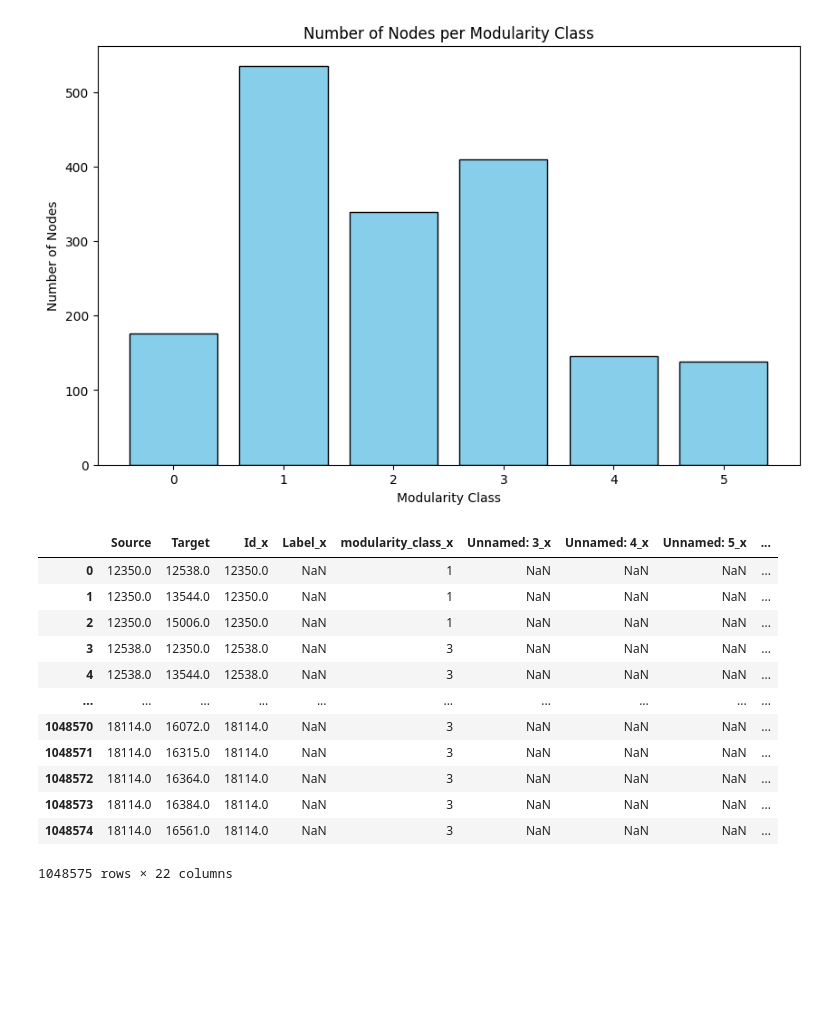
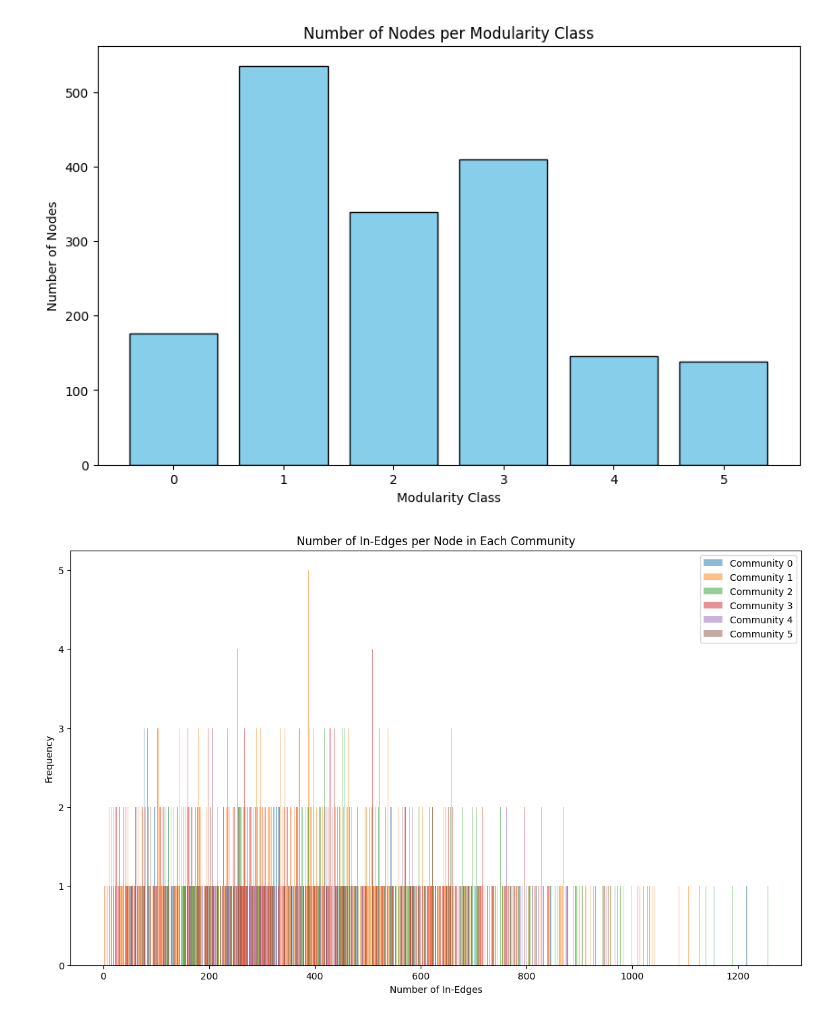
Before and after one commit to DEISI-ULHT-TFC-2023-24/TFC-DEISEI64-E-Commerce, a Jupyter notebook: Community Analysis.ipynb, the cells around one changed output. Saved outputs shown, nothing was run; the diff lists cells and outputs as text; code cells hidden in the pictures; blank space fills up the shorter version.

Commit message:
Solved graph problem for client-client network relation~

```diff
--- a/Community Analysis.ipynb
+++ b/Community Analysis.ipynb
@@ -74,38 +74,28 @@ plt.ylabel('Number of Nodes')
 plt.show()
 # %% [output]
 [figure]
-# %%
-# Merge the 'table_client' with 'client_client' based on 'Source' and 'Target' columns
-client_client_network_with_info = pd.merge(client_client, table_client, left_on='Source', right_on='Id', how='left')
-client_client_network_with_info = pd.merge(client_client_network_with_info, table_client, left_on='Target', right_on='Id', how='left')
-
-#client_client_network_with_info['modularity_class'] = client_client_network_with_info['modularity_class_y'].fillna(client_client_network_with_info['modularity_class_x'])
-#client_client_network_with_info.drop(['Id_x', 'modularity_class_x', 'Id_y', 'ModularityClass_y'], axis=1, inplace=True)
-
-client_client_network_with_info
-
-# Group by community and count the number of edges per node
-# edges_per_node = client_client_network_with_info.groupby(['modularity_class', 'Target']).size().reset_index(name='EdgeCount')
-
-
-# Plot a histogram of the number of edges per node
-#plt.figure(figsize=(10, 6))
-#plt.hist(edges_per_node['EdgeCount'], bins=50, color='skyblue', edgecolor='black')
-#plt.title('Number of Edges per Node in Communities')
-#plt.xlabel('Number of Edges')
-#plt.ylabel('Frequency')
-#plt.show()
-# %% [output]
-|  | Source | Target | Id_x | Label_x | modularity_class_x | Unnamed: 3_x | Unnamed: 4_x | Unnamed: 5_x | ... |
-| 0 | 12350.0 | 12538.0 | 12350.0 | NaN | 1 | NaN | NaN | NaN | ... |
-| 1 | 12350.0 | 13544.0 | 12350.0 | NaN | 1 | NaN | NaN | NaN | ... |
-| 2 | 12350.0 | 15006.0 | 12350.0 | NaN | 1 | NaN | NaN | NaN | ... |
-| 3 | 12538.0 | 12350.0 | 12538.0 | NaN | 3 | NaN | NaN | NaN | ... |
-| 4 | 12538.0 | 13544.0 | 12538.0 | NaN | 3 | NaN | NaN | NaN | ... |
-| ... | ... | ... | ... | ... | ... | ... | ... | ... | ... |
-| 1048570 | 18114.0 | 16072.0 | 18114.0 | NaN | 3 | NaN | NaN | NaN | ... |
-| 1048571 | 18114.0 | 16315.0 | 18114.0 | NaN | 3 | NaN | NaN | NaN | ... |
-| 1048572 | 18114.0 | 16364.0 | 18114.0 | NaN | 3 | NaN | NaN | NaN | ... |
-| 1048573 | 18114.0 | 16384.0 | 18114.0 | NaN | 3 | NaN | NaN | NaN | ... |
-| 1048574 | 18114.0 | 16561.0 | 18114.0 | NaN | 3 | NaN | NaN | NaN | ... |
-1048575 rows × 22 columns
+# %%
+# Merge node information with the client-client network on 'Id' and 'Source'
+merged_data = pd.merge(client_client, table_client, left_on='Source', right_on='Id', how='left')
+merged_data.rename(columns={'modularity_class': 'Community'}, inplace=True)
+
+# Create a directed graph from the client-client network edge list
+G = nx.from_pandas_edgelist(merged_data, source='Source', target='Target', create_using=nx.DiGraph())
+
+# Calculate the in-degree (number of edges coming into each node) for each node
+in_degree_per_node = dict(G.in_degree())
+
+# Plot a histogram of the number of in-edges per node for each Community
+plt.figure(figsize=(14, 8))
+for community, group in merged_data.groupby('Community'):
+    nodes = group['Source'].unique()
+    in_degrees = [in_degree_per_node.get(node, 0) for node in nodes]
+    plt.hist(in_degrees, bins=range(1, max(in_degrees) + 2), alpha=0.5, label=f'Community {community}')
+
+plt.title('Number of In-Edges per Node in Each Community')
+plt.xlabel('Number of In-Edges')
+plt.ylabel('Frequency')
+plt.legend()
+plt.show()
+# %% [output]
+[figure, added]
```
Also changed, not shown: parts of 1 cell of this notebook.
